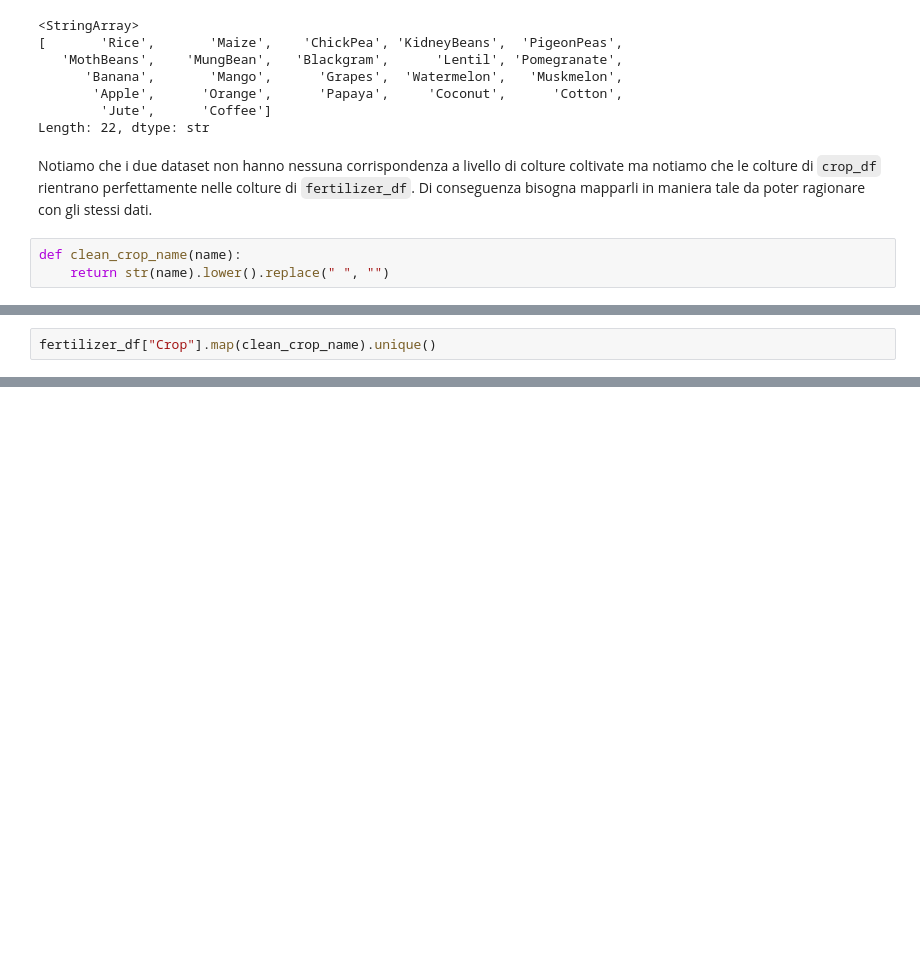
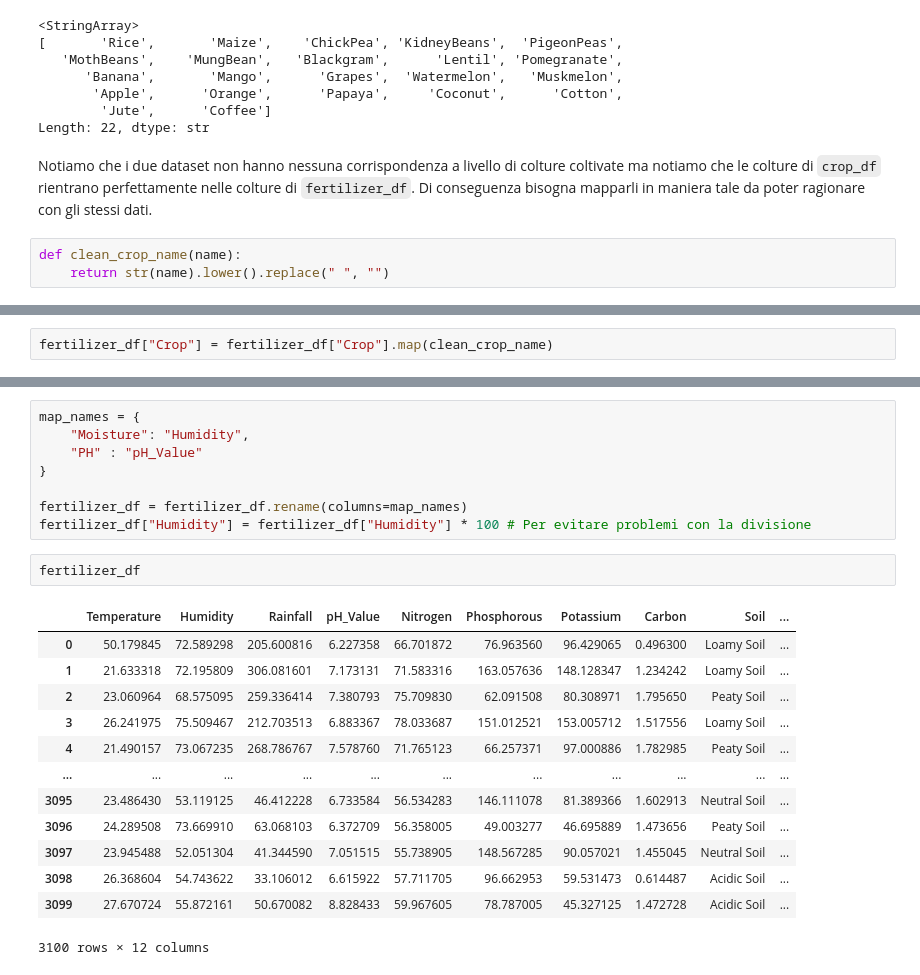
Before and after one commit to Jujez04/data-intensive-project, a Jupyter notebook: main.ipynb, the cells around one changed output, grey strips where cells are left out. Cells and saved outputs as stored; diff of their text form; blank space fills up the shorter version.

Commit message:
fix: scales and column names

```diff
--- a/main.ipynb
+++ b/main.ipynb
@@ -149,2 +153,2 @@ Length: 22, dtype: str
 # %%
-fertilizer_df["Crop"].map(clean_crop_name).unique()
+fertilizer_df["Crop"] = fertilizer_df["Crop"].map(clean_crop_name)
@@ -160,0 +170,24 @@ Length: 31, dtype: str
+# %%
+map_names = {
+    "Moisture": "Humidity",
+    "PH" : "pH_Value"
+}
+
+fertilizer_df = fertilizer_df.rename(columns=map_names)
+fertilizer_df["Humidity"] = fertilizer_df["Humidity"] * 100 # Per evitare problemi con la divisione
+# %%
+fertilizer_df
+# %% [output]
+|  | Temperature | Humidity | Rainfall | pH_Value | Nitrogen | Phosphorous | Potassium | Carbon | Soil | ... |
+| 0 | 50.179845 | 72.589298 | 205.600816 | 6.227358 | 66.701872 | 76.963560 | 96.429065 | 0.496300 | Loamy Soil | ... |
+| 1 | 21.633318 | 72.195809 | 306.081601 | 7.173131 | 71.583316 | 163.057636 | 148.128347 | 1.234242 | Loamy Soil | ... |
+| 2 | 23.060964 | 68.575095 | 259.336414 | 7.380793 | 75.709830 | 62.091508 | 80.308971 | 1.795650 | Peaty Soil | ... |
+| 3 | 26.241975 | 75.509467 | 212.703513 | 6.883367 | 78.033687 | 151.012521 | 153.005712 | 1.517556 | Loamy Soil | ... |
+| 4 | 21.490157 | 73.067235 | 268.786767 | 7.578760 | 71.765123 | 66.257371 | 97.000886 | 1.782985 | Peaty Soil | ... |
+| ... | ... | ... | ... | ... | ... | ... | ... | ... | ... | ... |
+| 3095 | 23.486430 | 53.119125 | 46.412228 | 6.733584 | 56.534283 | 146.111078 | 81.389366 | 1.602913 | Neutral Soil | ... |
+| 3096 | 24.289508 | 73.669910 | 63.068103 | 6.372709 | 56.358005 | 49.003277 | 46.695889 | 1.473656 | Peaty Soil | ... |
+| 3097 | 23.945488 | 52.051304 | 41.344590 | 7.051515 | 55.738905 | 148.567285 | 90.057021 | 1.455045 | Neutral Soil | ... |
+| 3098 | 26.368604 | 54.743622 | 33.106012 | 6.615922 | 57.711705 | 96.662953 | 59.531473 | 0.614487 | Acidic Soil | ... |
+| 3099 | 27.670724 | 55.872161 | 50.670082 | 8.828433 | 59.967605 | 78.787005 | 45.327125 | 1.472728 | Acidic Soil | ... |
+3100 rows × 12 columns
```
Also changed, not shown: parts of 7 cells of this notebook.
